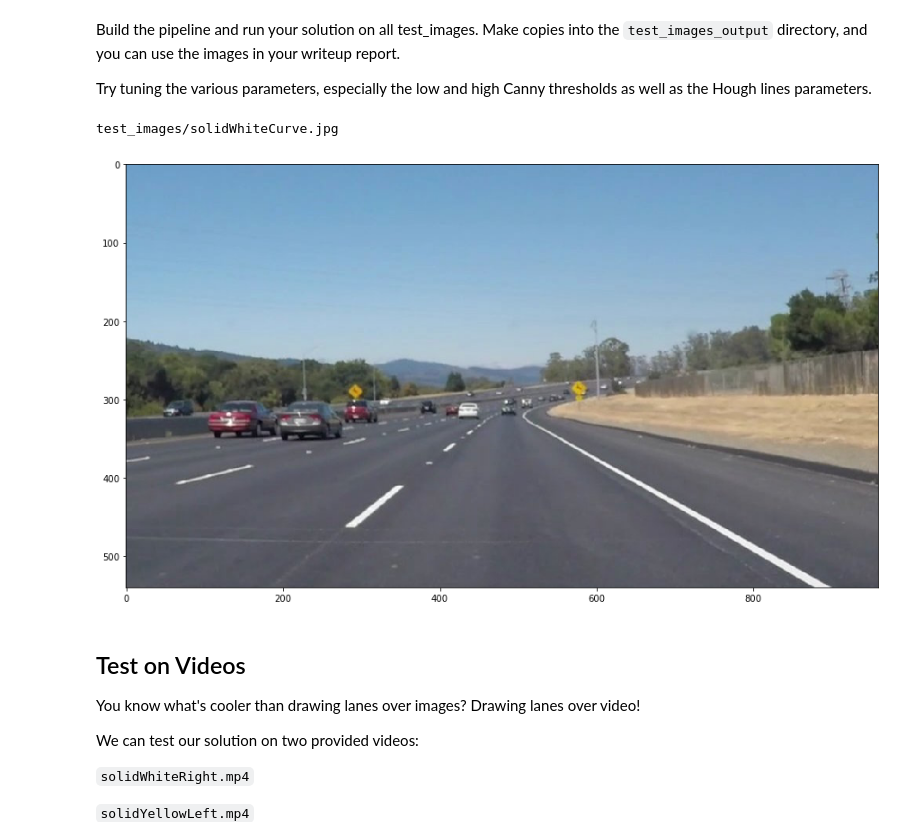
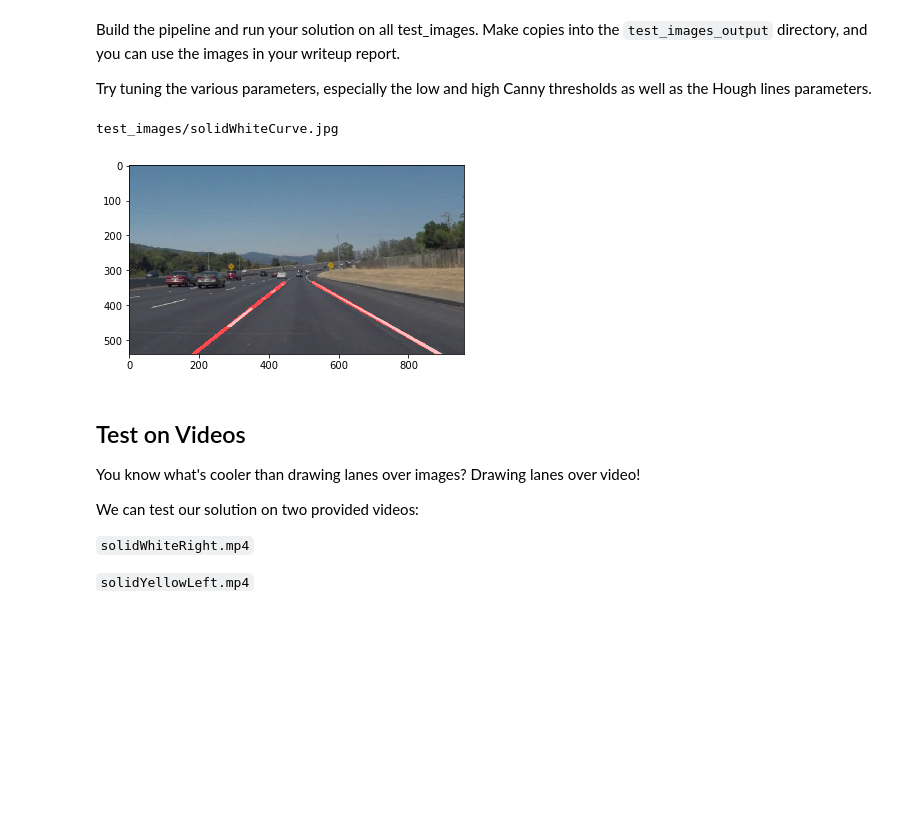
Before and after one commit to 28licaris/-CarND-LaneLines-P1, a Jupyter notebook: P1.ipynb, the cells around one changed output. Saved outputs shown, nothing was run; the diff lists cells and outputs as text; code cells hidden in the pictures; blank space fills up the shorter version.

```diff
--- a/P1.ipynb
+++ b/P1.ipynb
@@ -395,7 +395,7 @@ for img_file in os.listdir(path):
     lines = hough_lines(masked_edge_img, RHO, THETA, H_THRESHOLD, MIN_LINE_LENGTH, MAX_LINE_GAP)
     result = cv2.addWeighted(final_image_lines, 0.8, lines, 1.0, 0.0)
 
-    fig = plt.figure(figsize=(15,15))
+    #fig = plt.figure(figsize=(15,15))
 
 #     # Create figure for original image
 #     ax1 = fig.add_subplot(1,8,1)
@@ -416,35 +416,51 @@ for img_file in os.listdir(path):
 #     ax4 = fig.add_subplot(1,8,4)
 #     plt.title('Gaussian Blur')
 #     ax4.imshow(blur_gray_img, cmap='gray')
 
 #     # Create figure for Canny Edge Detector
 #     ax5 = fig.add_subplot(1,8,5)
 #     plt.title('Canny Edge')
 #     ax5.imshow(canny_edge_img, cmap='gray')
 
 #     # Create figure for smoothed image
 #     ax6 = fig.add_subplot(1,8,6)
 #     plt.title('Region of Interest')
 #     ax6.imshow(masked_edge_img, cmap='gray')
 
 #      # Create figure for smoothed image
 #     ax6 = fig.add_subplot(1,8,7)
 #     plt.title('Hough Transform')
 #     ax6.imshow(lines)
 
     # Create figure for smoothed image
     # Convert to HLS color space and mask yellow and white
     hls_img = cv2.cvtColor(image, cv2.COLOR_RGB2HLS)
 
     #plt.title('Lines added to Original Image')
     plt.imshow(image)
-    plt.savefig(output_path + 'original_image.jpg')
+    plt.imsave(output_path + 'original_image', image)
+    plt.imshow(hls_img)
+    plt.imsave(output_path + 'hls_image', hls_img)
+    plt.imshow(img_out)
+    plt.imsave(output_path + 'color_mask_image', img_out)
+    plt.imshow(gray_image, cmap='gray')
+    plt.imsave(output_path + 'grey_image', gray_image, cmap='gray')
+    plt.imshow(blur_gray_img, cmap='gray')
+    plt.imsave(output_path + 'blur_image', blur_gray_img, cmap='gray')
+    plt.imshow(canny_edge_img, cmap='gray')
+    plt.imsave(output_path + 'canny_image', canny_edge_img, cmap='gray')
+
+    plt.imshow(masked_edge_img, cmap='gray')
+    plt.imsave(output_path + 'masked_edge_image', masked_edge_img, cmap='gray')
+
+    plt.imshow(result, cmap='gray')
+    plt.imsave(output_path + 'hough_lines_extrap_image', result, cmap='gray')
 
     if DEBUG:
         break
 # %% [output]
 test_images/solidWhiteCurve.jpg
-[figure, old version]
+[figure, new version]
 # %% [markdown]
 ## Test on Videos
 
```
Also changed, not shown: 12 other files.
